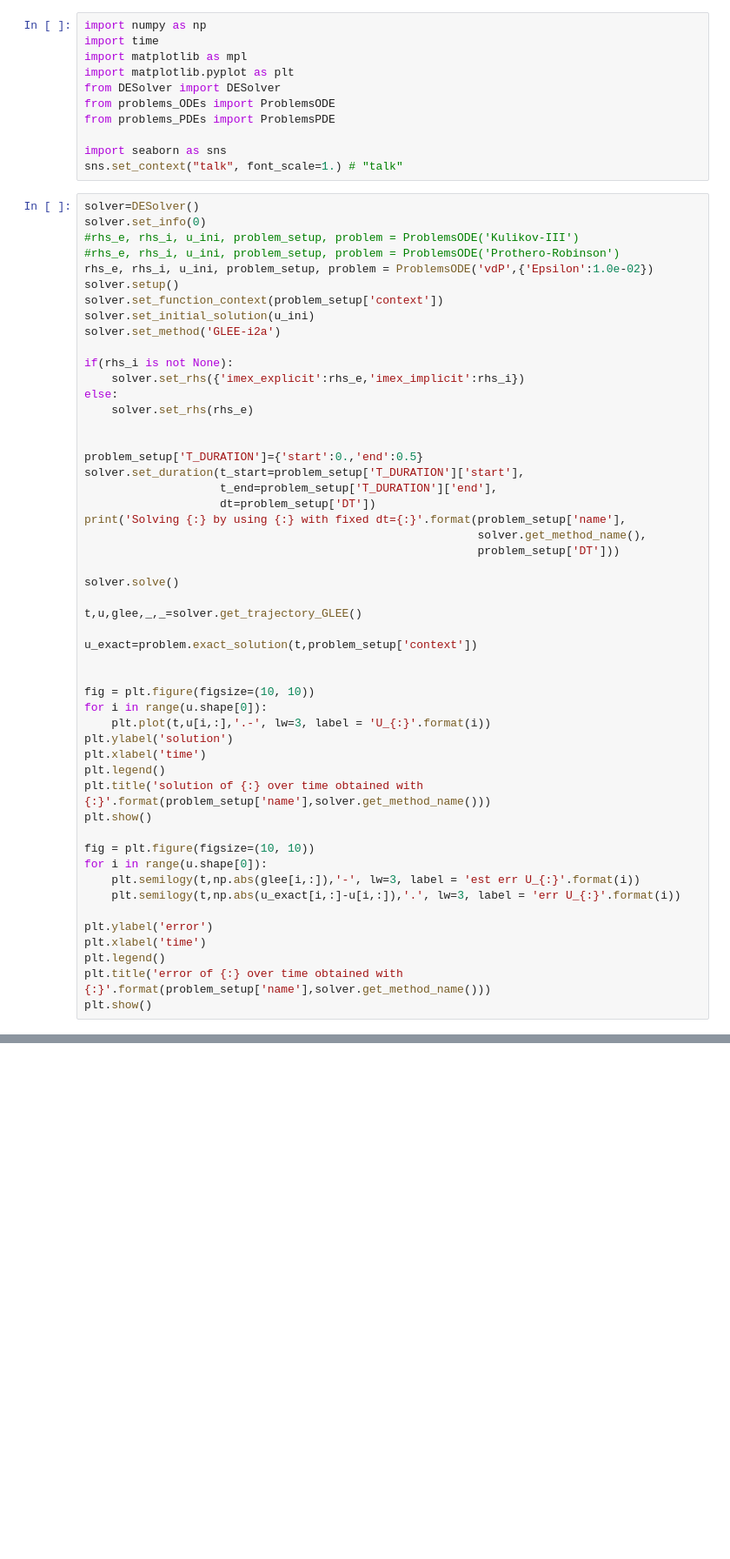
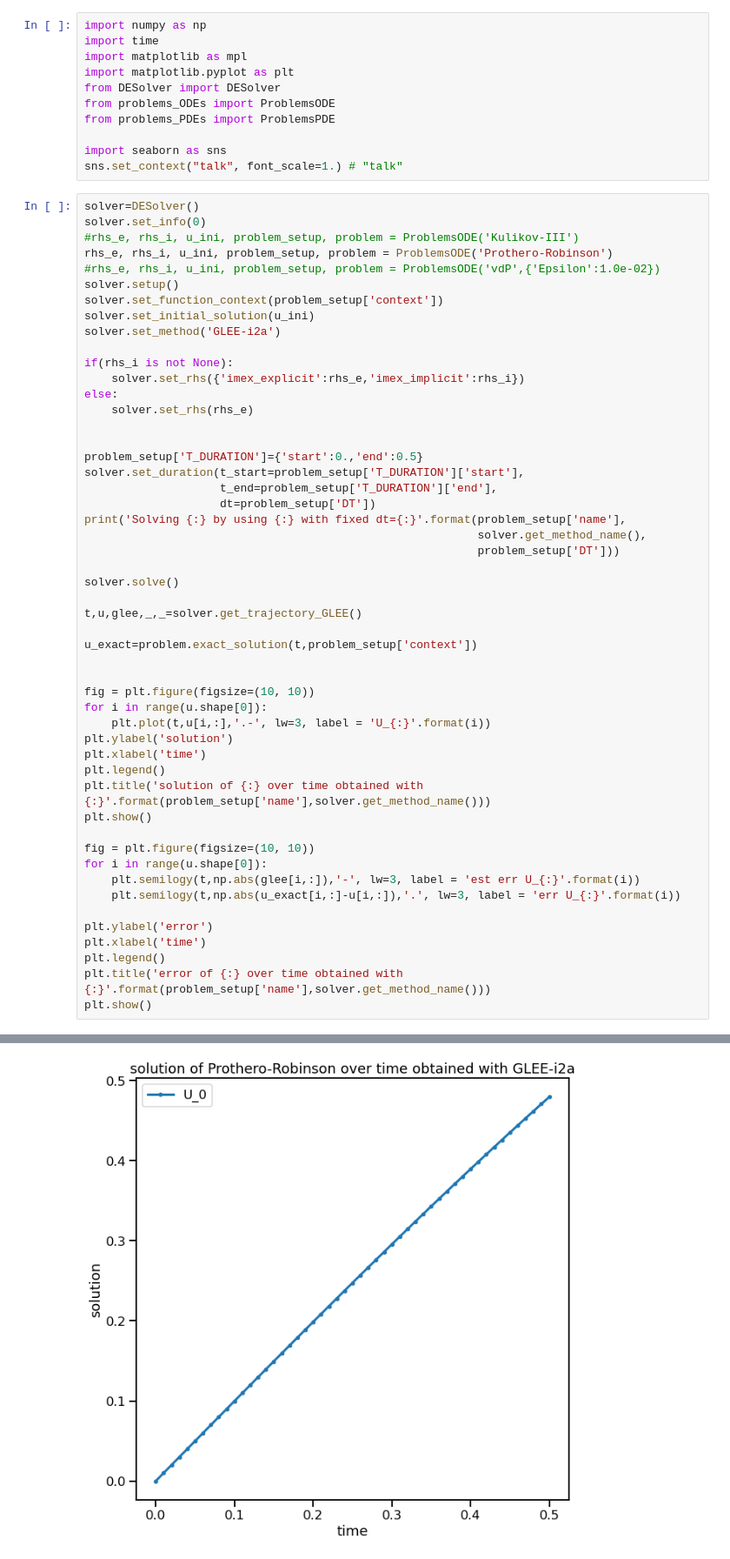
Before and after one commit to emconsta/desolve, a Jupyter notebook: notebooks/TestImplicitGLEE.ipynb, the cells around one changed output, grey strips where cells are left out. Shown at 87% size. Cells and saved outputs as stored; diff of their text form; blank space fills up the shorter version.

```diff
--- a/notebooks/TestImplicitGLEE.ipynb
+++ b/notebooks/TestImplicitGLEE.ipynb
@@ -13,8 +13,8 @@ sns.set_context("talk", font_scale=1.) # "talk"
 solver=DESolver()
 solver.set_info(0)
 #rhs_e, rhs_i, u_ini, problem_setup, problem = ProblemsODE('Kulikov-III')
-#rhs_e, rhs_i, u_ini, problem_setup, problem = ProblemsODE('Prothero-Robinson')
-rhs_e, rhs_i, u_ini, problem_setup, problem = ProblemsODE('vdP',{'Epsilon':1.0e-02})
+rhs_e, rhs_i, u_ini, problem_setup, problem = ProblemsODE('Prothero-Robinson')
+#rhs_e, rhs_i, u_ini, problem_setup, problem = ProblemsODE('vdP',{'Epsilon':1.0e-02})
 solver.setup()
 solver.set_function_context(problem_setup['context'])
 solver.set_initial_solution(u_ini)
@@ -65,0 +66 @@ TypeError: 'NoneType' object is not callable
+[figure, added]
```
Also changed, not shown: parts of 2 cells of this notebook, 2 other files.
